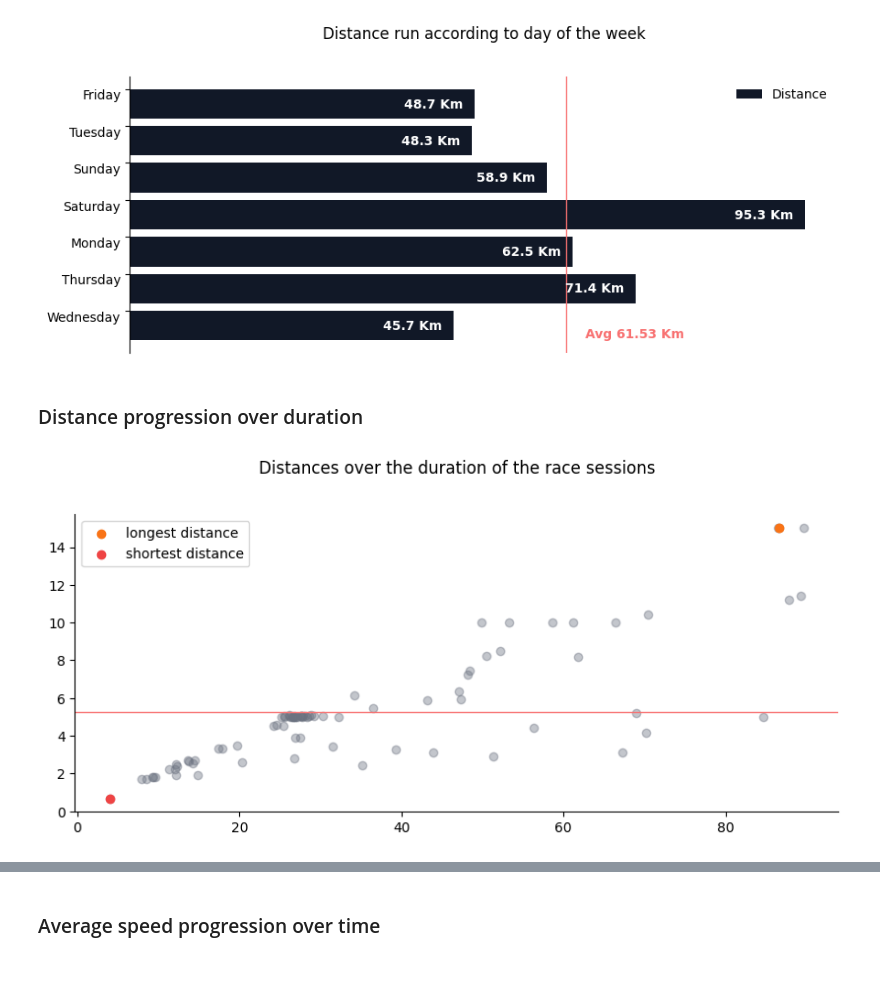
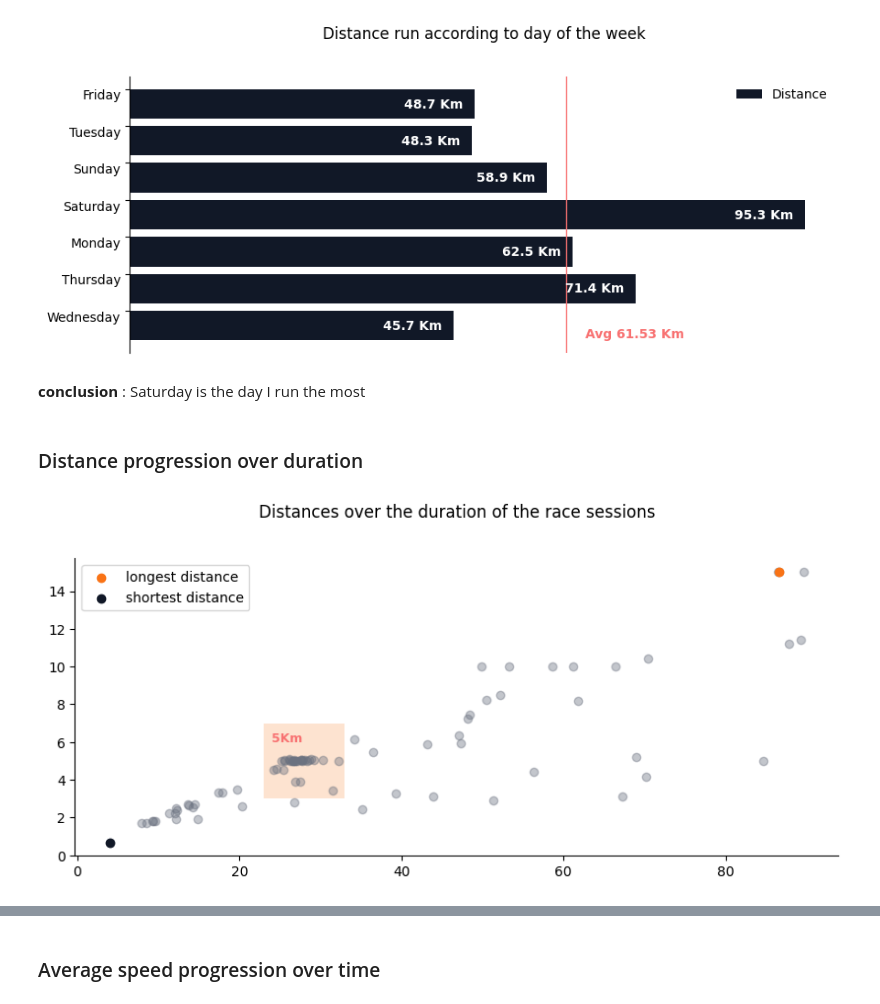
Before and after one commit to bernard-ng/running-visualization, a Jupyter notebook: running_data_visualization.ipynb, the cells around one changed output, grey strips where cells are left out. Saved outputs shown, nothing was run; the diff lists cells and outputs as text; code cells hidden in the pictures; blank space fills up the shorter version.

```diff
--- a/running_data_visualization.ipynb
+++ b/running_data_visualization.ipynb
@@ -216,35 +218,47 @@ repartitionPlot(
 )
 # %% [output]
 [figure]
-# %% [markdown]
-### Distance progression over duration
+# %% [markdown]
+**conclusion** : Saturday is the day I run the most
+# %% [markdown]
+### Distance progression over duration
 # %%
+import matplotlib.patches as mpatches
+
 distances_df = sessions_df[['duration', 'distance']].sort_values(by="distance")
 
 minimum = distances_df['distance'].min()
 maximum = distances_df['distance'].max()
 average = distances_df['distance'].mean()
 
 fig, ax = plt.subplots(figsize=(10, 4), dpi=100)
 plt.title("Distances over the duration of the race sessions")
 plt.rcParams['axes.titlepad'] = 30
 ax.spines['right'].set_visible(False)
 ax.spines['top'].set_visible(False)
 
-ax.axhline(average, color=colors['red'][400], linewidth=1)
+rectangle = mpatches.Rectangle(
+    (23,3), 10,4,
+    alpha=0.2,
+    facecolor=colors['orange'][500],
+    linewidth=2
+)
+plt.gca().add_patch(rectangle)
+plt.text(24, 6,'5Km',fontsize=9, color=colors['red'][400], weight="bold")
+
 ax.scatter(distances_df['duration'], distances_df['distance'], color=colors['gray'][500], alpha=0.4)
 ax.scatter(
     distances_df['duration'][distances_df['distance'] == maximum],
     maximum,
     color=colors['orange'][500],
     label="longest distance"
 )
 ax.scatter(
     distances_df['duration'][distances_df['distance'] == minimum],
     minimum,
-    color=colors['red'][500],
+    color=colors['gray'][900],
     label="shortest distance"
 )
 ax.legend();
 # %% [output]
-[figure, old version]
+[figure, new version]
```
Also changed, not shown: parts of 18 cells of this notebook.
